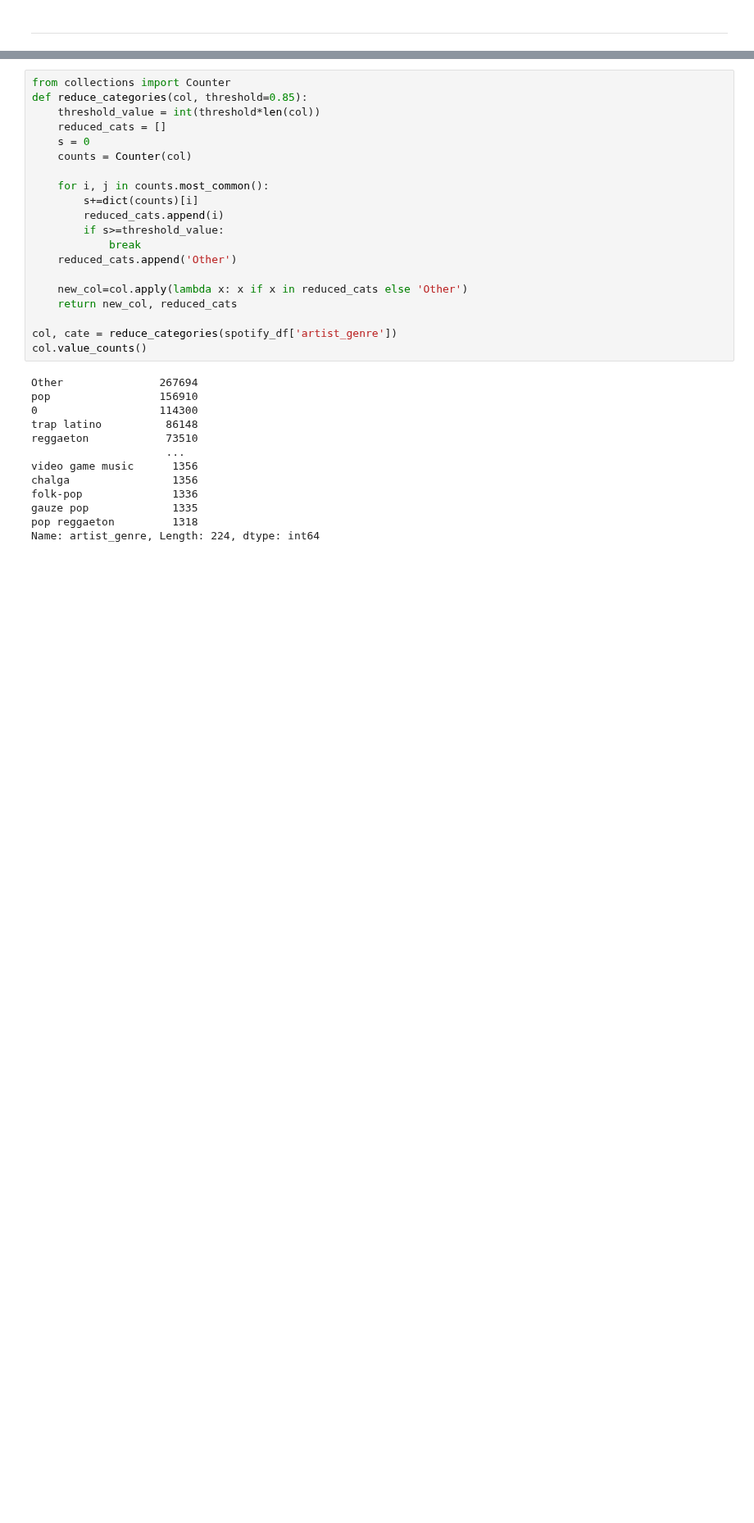
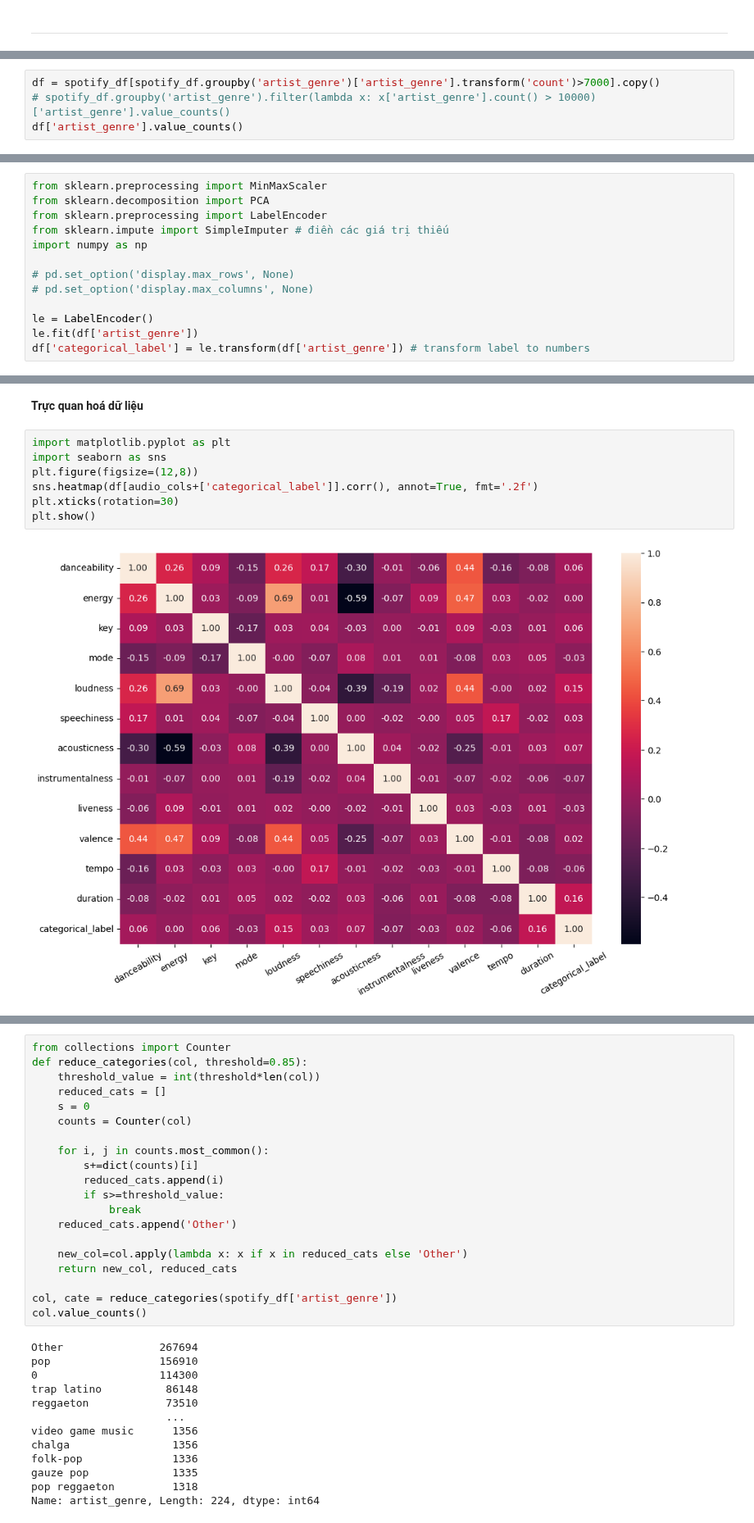
Before and after one commit to Miruku2201/LTKHDL_FinalProject, a Jupyter notebook: Final Project.ipynb, the cells around one changed output, grey strips where cells are left out. Shown at 82% size. Drawn from its saved outputs; the diff is of its cells as text; blank space fills up the shorter version.

```diff
--- a/Final Project.ipynb
+++ b/Final Project.ipynb
@@ -712,0 +429,4 @@ spotify_df[spotify_df['artist_genre'].isin(values[:20])]
+# %%
+df = spotify_df[spotify_df.groupby('artist_genre')['artist_genre'].transform('count')>7000].copy()
+# spotify_df.groupby('artist_genre').filter(lambda x: x['artist_genre'].count() > 10000)['artist_genre'].value_counts()
+df['artist_genre'].value_counts()
@@ -712,0 +453,13 @@ spotify_df[spotify_df['artist_genre'].isin(values[:20])]
+# %%
+from sklearn.preprocessing import MinMaxScaler
+from sklearn.decomposition import PCA
+from sklearn.preprocessing import LabelEncoder
+from sklearn.impute import SimpleImputer # điền các giá trị thiếu
+import numpy as np
+
+# pd.set_option('display.max_rows', None)
+# pd.set_option('display.max_columns', None)
+
+le = LabelEncoder()
+le.fit(df['artist_genre'])
+df['categorical_label'] = le.transform(df['artist_genre']) # transform label to numbers
@@ -712,0 +491,11 @@ spotify_df[spotify_df['artist_genre'].isin(values[:20])]
+# %% [markdown]
+**Trực quan hoá dữ liệu**
+# %%
+import matplotlib.pyplot as plt
+import seaborn as sns
+plt.figure(figsize=(12,8))
+sns.heatmap(df[audio_cols+['categorical_label']].corr(), annot=True, fmt='.2f')
+plt.xticks(rotation=30)
+plt.show()
+# %% [output]
+[figure, added]
```
Also changed, not shown: parts of 140 cells of this notebook.
